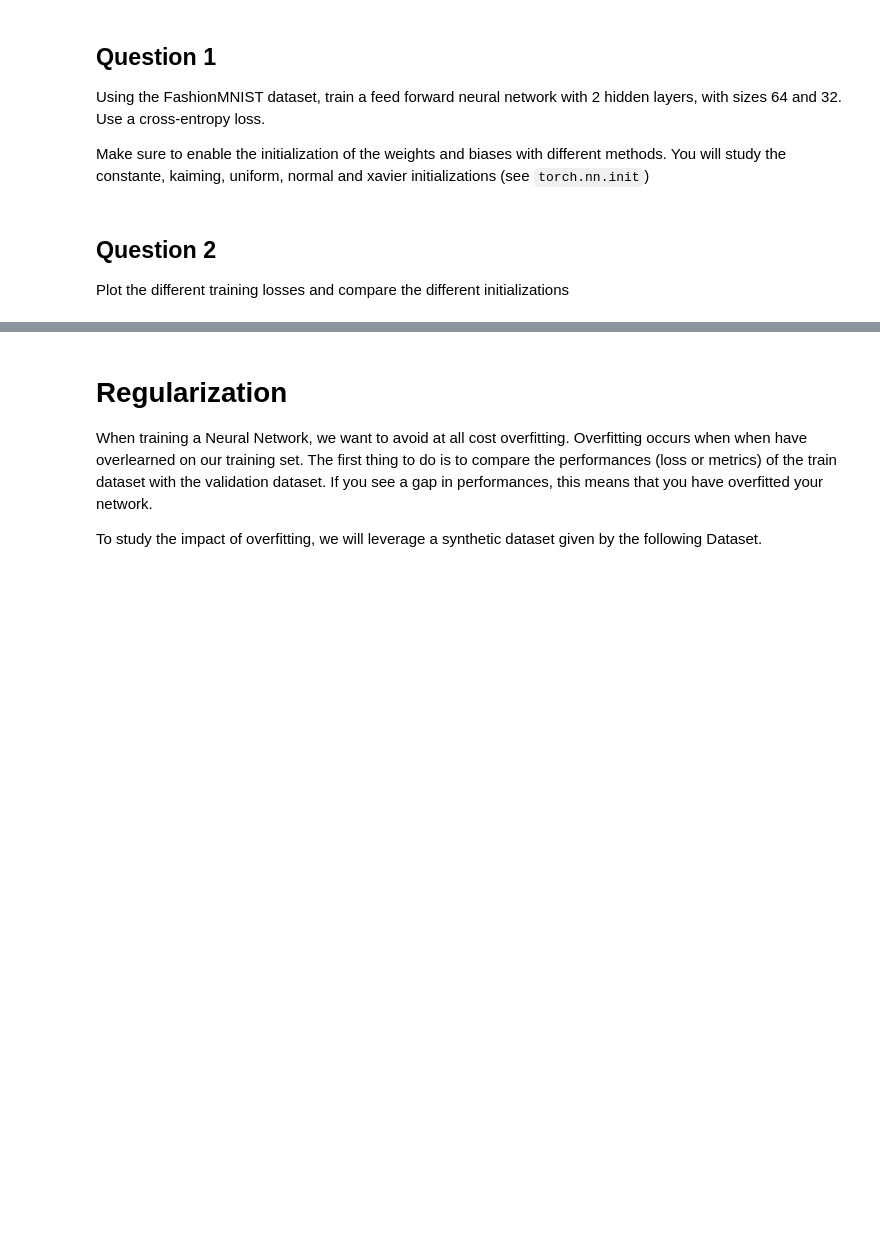
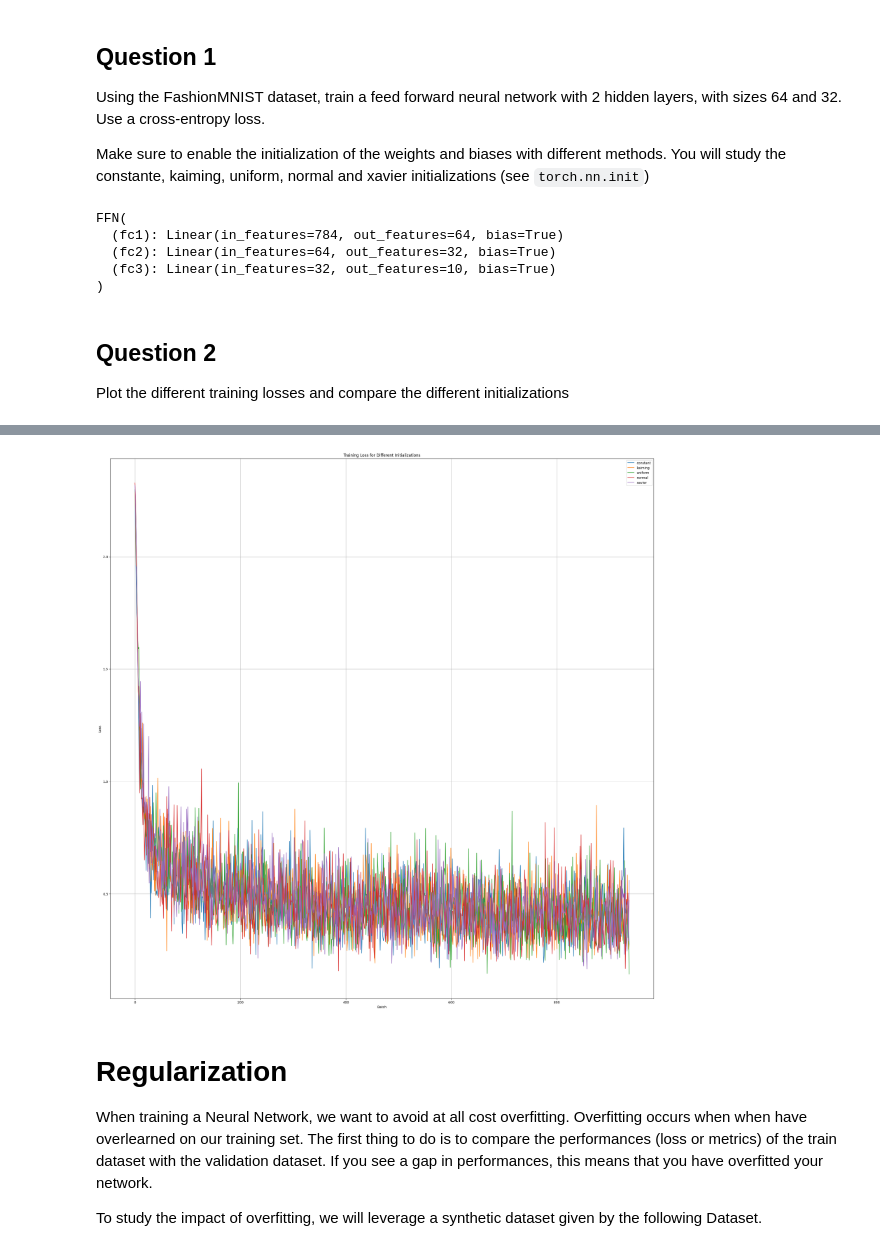
Before and after one commit to shashuat/compvision, a Jupyter notebook: lab1.ipynb, the cells around one changed output, grey strips where cells are left out. Drawn from its saved outputs; the diff is of its cells as text; code cells hidden in the pictures; blank space fills up the shorter version.

```diff
--- a/lab1.ipynb
+++ b/lab1.ipynb
@@ -634,7 +859,31 @@ test_loader = torch.utils.data.DataLoader(dataset=test_dataset, batch_size=64, s
 
 class FFN(nn.Module):
     def __init__(self, input_size, output_size, init=nn.init.xavier_normal_):
-        ### YOUR CODE HERE
+        super(FFN, self).__init__()
+        self.fc1 = nn.Linear(input_size, 64)
+        self.fc2 = nn.Linear(64, 32)
+        self.fc3 = nn.Linear(32, output_size)
+
+    def forward(self, x):
+        x = F.relu(self.fc1(x))
+        x = F.relu(self.fc2(x))
+        x = self.fc3(x)
+        return x
+
+input_size = 28*28
+output_size = 10
+model = FFN(input_size, output_size).to(device)
+
+print(model)
+
+criterion = nn.CrossEntropyLoss()
+optimizer = optim.Adam(model.parameters())
+# %% [output]
+FFN(
+  (fc1): Linear(in_features=784, out_features=64, bias=True)
+  (fc2): Linear(in_features=64, out_features=32, bias=True)
+  (fc3): Linear(in_features=32, out_features=10, bias=True)
+)
 # %% [markdown]
 
 ## Question 2
@@ -653,14 +902,35 @@ def train(model, train_loader, optimizer, criterion, device, epochs=10):
             train_losses.append(loss.detach().item())
             loss.backward()
             optimizer.step()
+    print(f'Epoch {epoch+1}/{epochs}, Loss: {loss.item():.4f}')
     return train_losses
 
 def train_and_plot_all_inits(train_loader, criterion, device, inits, epochs=1, lr=3e-3):
-    ### YOUR CODE HERE
+    plt.figure(figsize=(30, 30))  # Create a single figure
+    for name, init in inits.items():
+        model = FFN(input_size, output_size, init=init).to(device)
+        optimizer = optim.Adam(model.parameters(), lr=lr)
+        train_losses = train(model, train_loader, optimizer, criterion, device, epochs)
+        plt.plot(train_losses, label=name)  # Plot each loss curve with a label
+    plt.title("Training Loss for Different Initializations")
+    plt.xlabel("Batch")
+    plt.ylabel("Loss")
+    plt.legend()  # Add a legend to identify each initialization
+    plt.grid(True)  # Add a grid for better visualization
+    plt.show()
+
+
 
 
 criterion = nn.CrossEntropyLoss()
+# constante, kaiming, uniform, normal and xavier initializations (see `torch.nn.init`)
 inits = {
-    ### YOUR CODE HERE
+    'constant': partial(nn.init.constant_, val=0.5),
+    'kaiming': nn.init.kaiming_normal_,
+    'uniform': nn.init.uniform_,
+    'normal': nn.init.normal_,
+    'xavier': nn.init.xavier_normal_
 }
+
 train_and_plot_all_inits(train_loader, criterion, device, inits)
+# %% [output]
@@ -667,3 +942,4 @@ train_and_plot_all_inits(train_loader, criterion, device, inits)
+[figure, added]
 # %% [markdown]
 # Regularization
 
```
Also changed, not shown: parts of 35 cells of this notebook, 2 other files.
